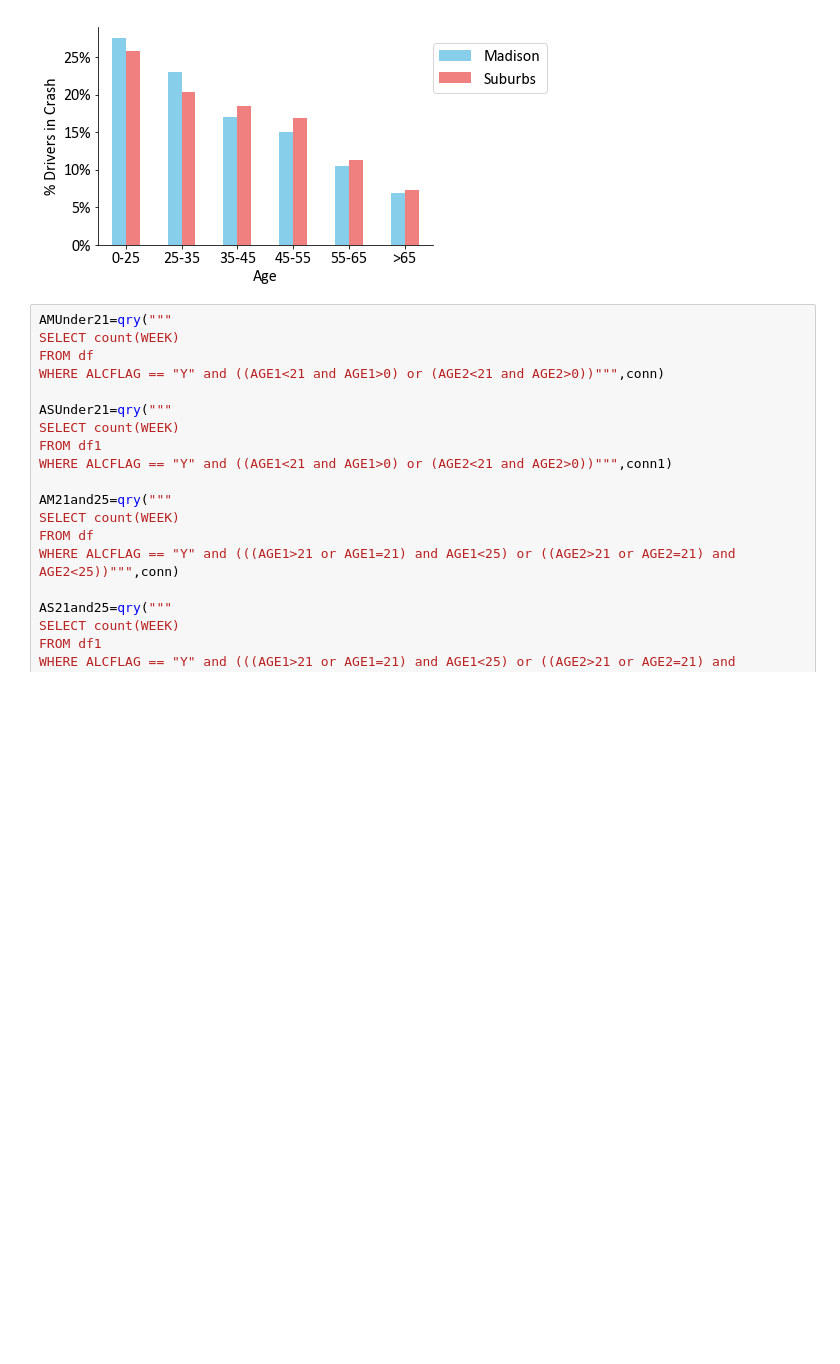
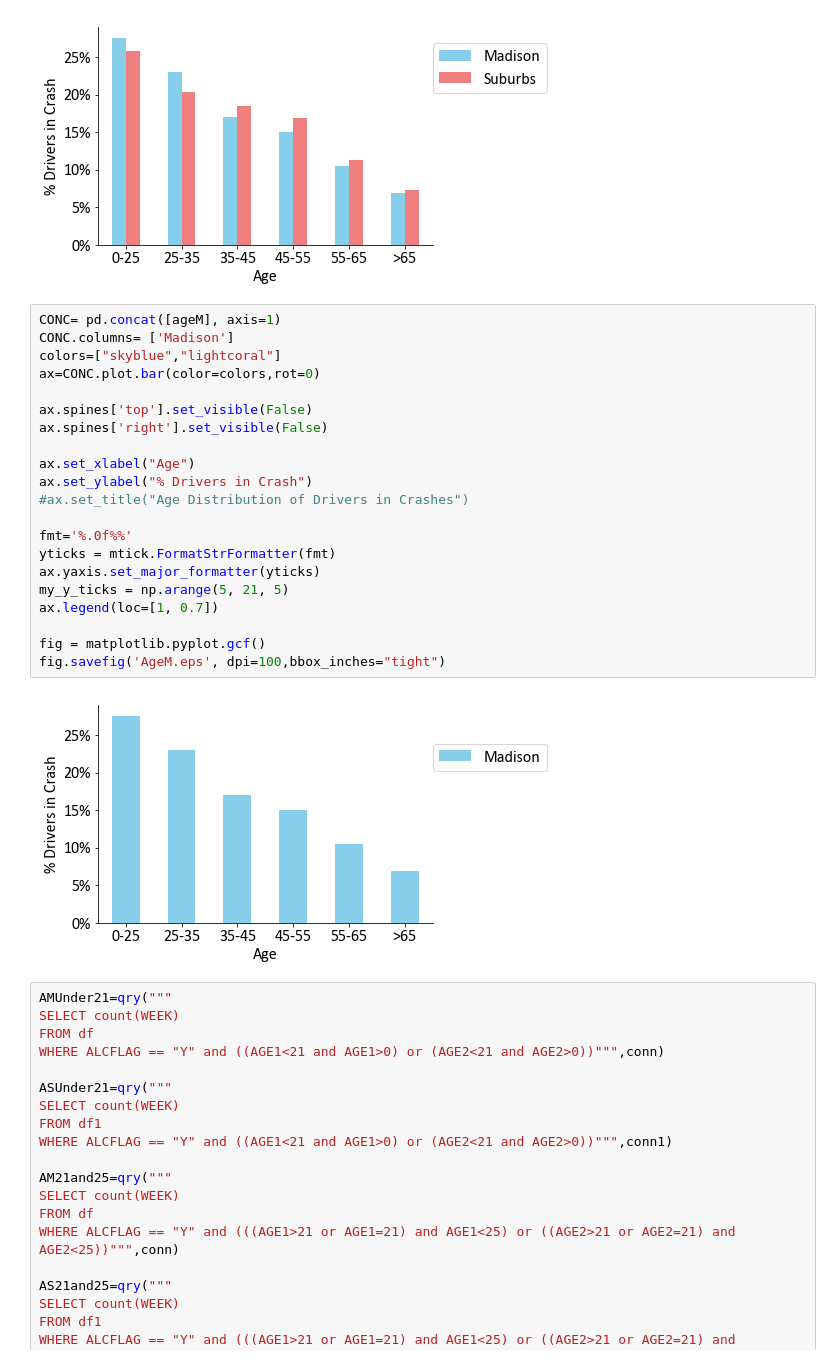
Before and after one commit to tomhuhh/crashthecityofmadison, a Jupyter notebook: Week2.ipynb, the cells around one changed output. Saved outputs shown, nothing was run; the diff lists cells and outputs as text; blank space fills up the shorter version.

```diff
--- a/Week2.ipynb
+++ b/Week2.ipynb
@@ -148,6 +148,29 @@ fig = matplotlib.pyplot.gcf()
 fig.savefig('Age.eps', dpi=100,bbox_inches="tight")
 # %% [output]
 [figure]
+# %%
+CONC= pd.concat([ageM], axis=1)
+CONC.columns= ['Madison']
+colors=["skyblue","lightcoral"]
+ax=CONC.plot.bar(color=colors,rot=0)
+
+ax.spines['top'].set_visible(False)
+ax.spines['right'].set_visible(False)
+
+ax.set_xlabel("Age")
+ax.set_ylabel("% Drivers in Crash")
+#ax.set_title("Age Distribution of Drivers in Crashes")
+
+fmt='%.0f%%'
+yticks = mtick.FormatStrFormatter(fmt)
+ax.yaxis.set_major_formatter(yticks)
+my_y_ticks = np.arange(5, 21, 5)
+ax.legend(loc=[1, 0.7])
+
+fig = matplotlib.pyplot.gcf()
+fig.savefig('AgeM.eps', dpi=100,bbox_inches="tight")
+# %% [output]
+[figure, added]
 # %%
 AMUnder21=qry("""
 SELECT count(WEEK)
```
Also changed, not shown: parts of 10 cells of this notebook, 5 other files.
